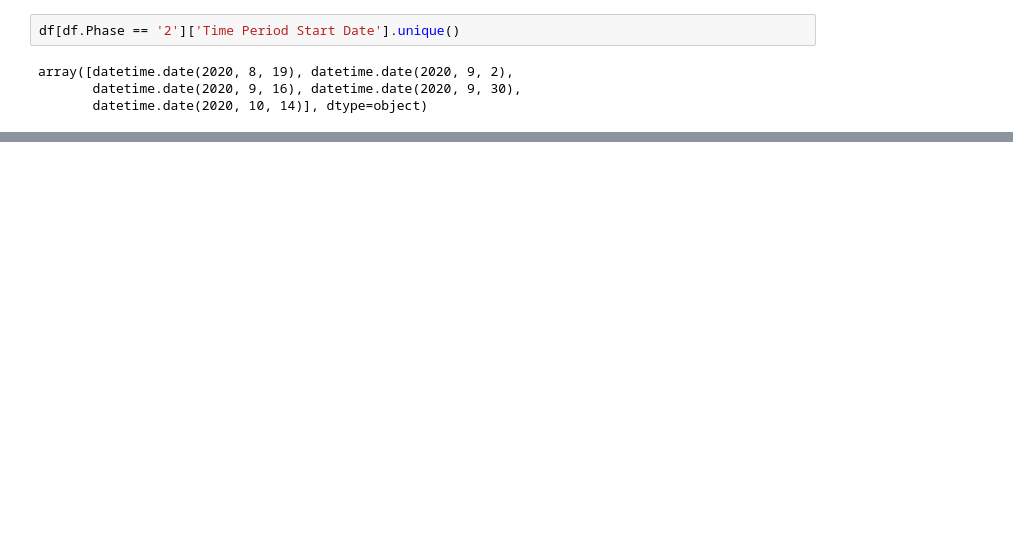
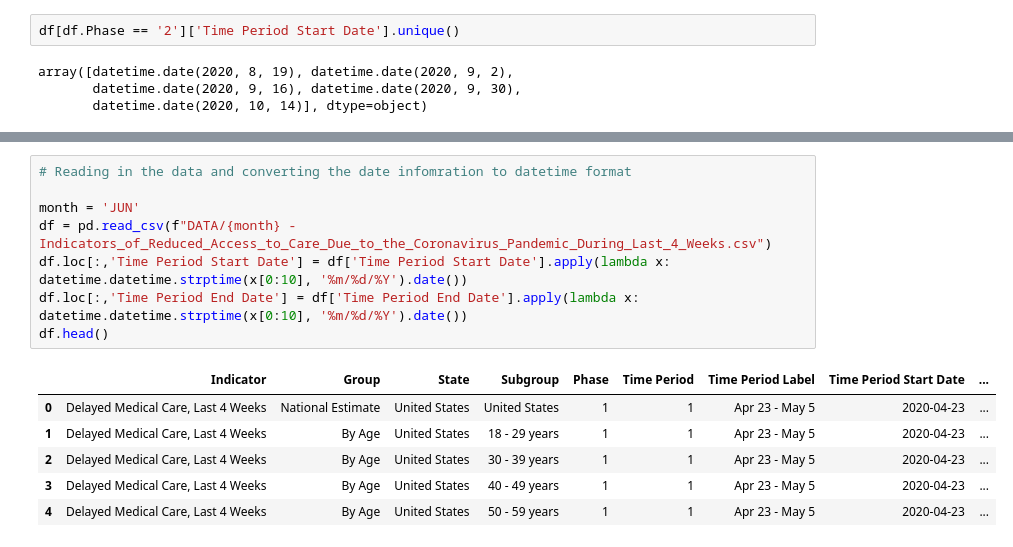
Before and after one commit to EricDBallam/COVID_care, a Jupyter notebook: EDA_accessToCare.ipynb, the cells around one changed output, grey strips where cells are left out. Cells and saved outputs as stored; diff of their text form; blank space fills up the shorter version.

```diff
--- a/EDA_accessToCare.ipynb
+++ b/EDA_accessToCare.ipynb
@@ -197,0 +338,15 @@ array([datetime.date(2020, 10, 28), datetime.date(2020, 11, 11),
+# %%
+# Reading in the data and converting the date infomration to datetime format
+
+month = 'JUN'
+df = pd.read_csv(f"DATA/{month} - Indicators_of_Reduced_Access_to_Care_Due_to_the_Coronavirus_Pandemic_During_Last_4_Weeks.csv")
+df.loc[:,'Time Period Start Date'] = df['Time Period Start Date'].apply(lambda x: datetime.datetime.strptime(x[0:10], '%m/%d/%Y').date())
+df.loc[:,'Time Period End Date'] = df['Time Period End Date'].apply(lambda x: datetime.datetime.strptime(x[0:10], '%m/%d/%Y').date())
+df.head()
+# %% [output]
+|  | Indicator | Group | State | Subgroup | Phase | Time Period | Time Period Label | Time Period Start Date | ... |
+| 0 | Delayed Medical Care, Last 4 Weeks | National Estimate | United States | United States | 1 | 1 | Apr 23 - May 5 | 2020-04-23 | ... |
+| 1 | Delayed Medical Care, Last 4 Weeks | By Age | United States | 18 - 29 years | 1 | 1 | Apr 23 - May 5 | 2020-04-23 | ... |
+| 2 | Delayed Medical Care, Last 4 Weeks | By Age | United States | 30 - 39 years | 1 | 1 | Apr 23 - May 5 | 2020-04-23 | ... |
+| 3 | Delayed Medical Care, Last 4 Weeks | By Age | United States | 40 - 49 years | 1 | 1 | Apr 23 - May 5 | 2020-04-23 | ... |
+| 4 | Delayed Medical Care, Last 4 Weeks | By Age | United States | 50 - 59 years | 1 | 1 | Apr 23 - May 5 | 2020-04-23 | ... |
```
Also changed, not shown: parts of 72 cells of this notebook, 23 other files.
